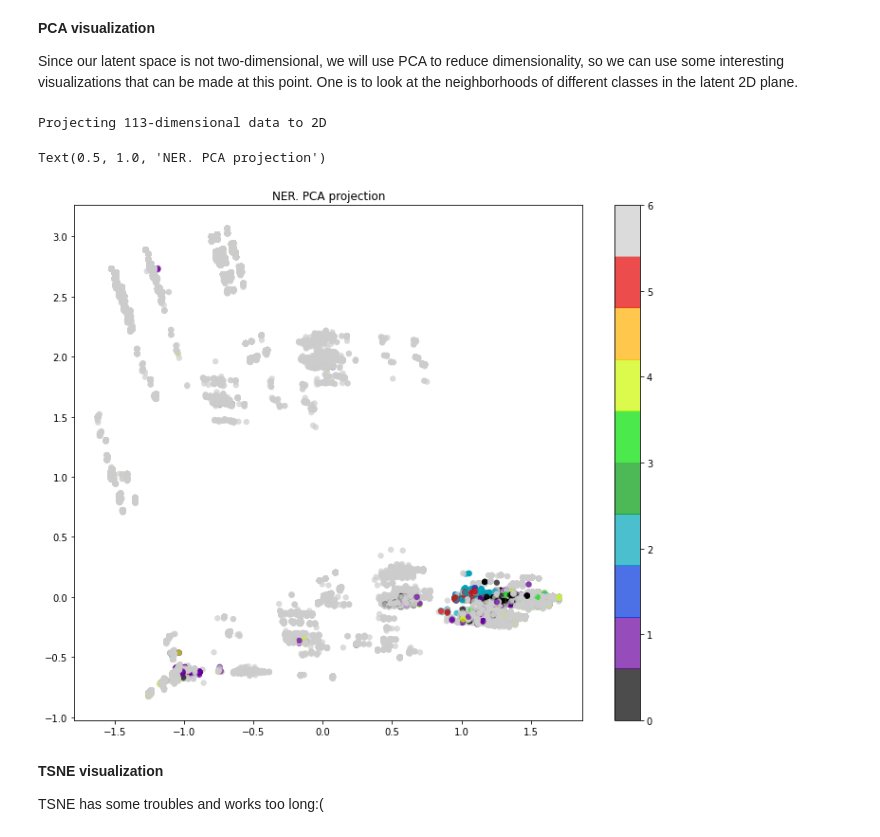
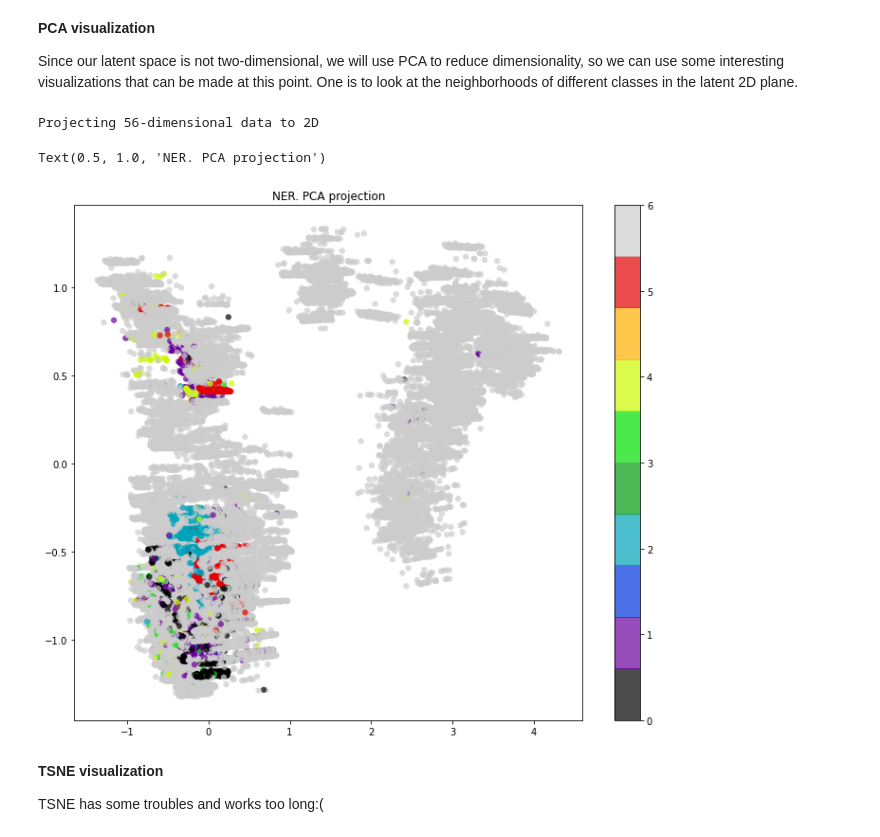
Before and after one commit to toshi47/NER, a Jupyter notebook: simple_autoencoder_test.ipynb, the cells around one changed output. Drawn from its saved outputs; the diff is of its cells as text; code cells hidden in the pictures.

```diff
--- a/simple_autoencoder_test.ipynb
+++ b/simple_autoencoder_test.ipynb
@@ -205,19 +205,19 @@ Since our latent space is not two-dimensional, we will use PCA to reduce dimensi
 # %%
 from sklearn.decomposition import PCA
 pca      = PCA(n_components=2)
-x_reduce = pca.fit_transform(df_norm)
-print('Projecting %d-dimensional data to 2D' % df_norm.shape[1])
+x_reduce = pca.fit_transform(encoded_df)
+print('Projecting %d-dimensional data to 2D' % encoded_df.shape[1])
 y=le.transform(df['tag'])
 plt.figure(figsize=(12,10))
 plt.scatter(x_reduce[:, 0], x_reduce[:, 1], c=y,
             edgecolor='none', alpha=0.7, s=40,
             cmap=plt.cm.get_cmap('nipy_spectral', 10))
 plt.colorbar()
 plt.title('NER. PCA projection')
 # %% [output]
-Projecting 113-dimensional data to 2D
+Projecting 56-dimensional data to 2D
 Text(0.5, 1.0, 'NER. PCA projection')
-[figure, old version]
+[figure, new version]
 # %% [markdown]
 **TSNE visualization**
 
```
Also changed, not shown: parts of 17 cells of this notebook.
